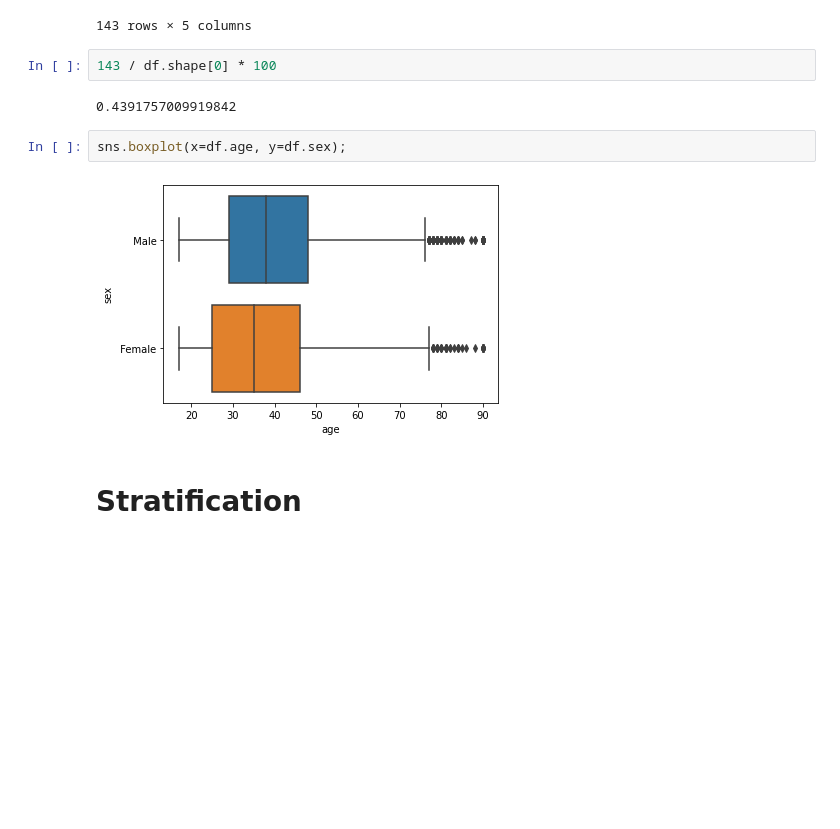
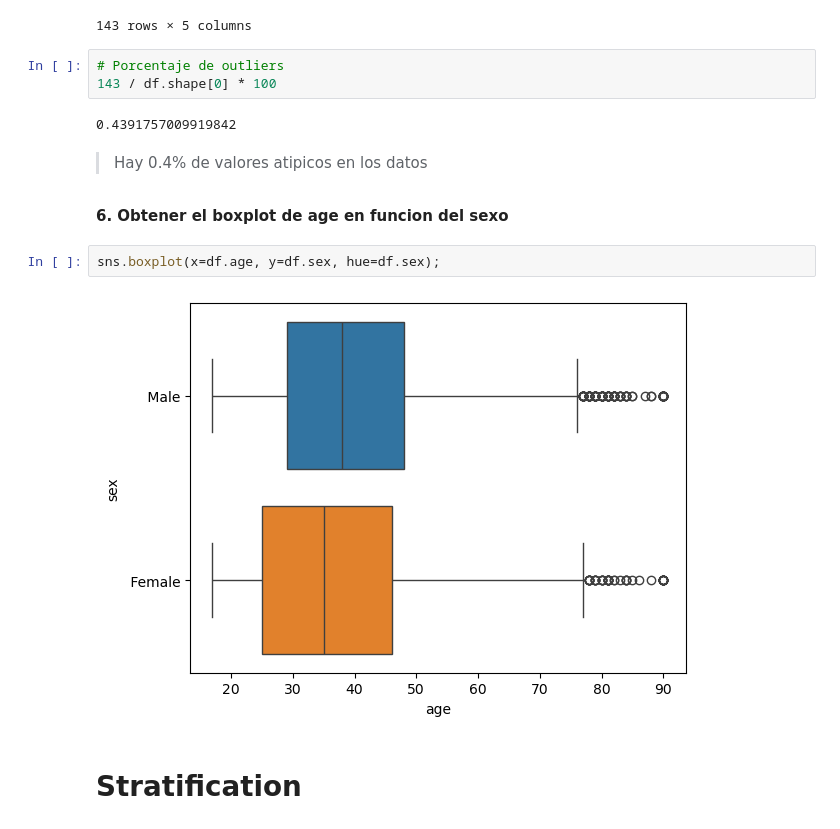
Before and after one commit to jbernalg/Learning_Data, a Jupyter notebook: Course_ML2/Semana_09/Data_viz_II.ipynb, the cells around one changed output. Saved outputs shown, nothing was run; the diff lists cells and outputs as text; blank space fills up the shorter version.

Commit message:
boxplot 1.3

```diff
--- a/Course_ML2/Semana_09/Data_viz_II.ipynb
+++ b/Course_ML2/Semana_09/Data_viz_II.ipynb
@@ -93,13 +107,18 @@ df[df.age > upper]
 | 32525 | 81 | Female | Assoc-voc | 66.879283 | <=50K |
 143 rows × 5 columns
 # %%
+# Porcentaje de outliers
 143 / df.shape[0] * 100
 # %% [output]
 0.4391757009919842
+# %% [markdown]
+> Hay 0.4% de valores atipicos en los datos
+# %% [markdown]
+__6. Obtener el boxplot de age en funcion del sexo__
 # %%
-sns.boxplot(x=df.age, y=df.sex);
+sns.boxplot(x=df.age, y=df.sex, hue=df.sex);
 # %% [output]
-[figure, old version]
+[figure, new version]
 # %% [markdown]
 # Stratification
 # %%
```
Also changed, not shown: parts of 4 cells of this notebook.
